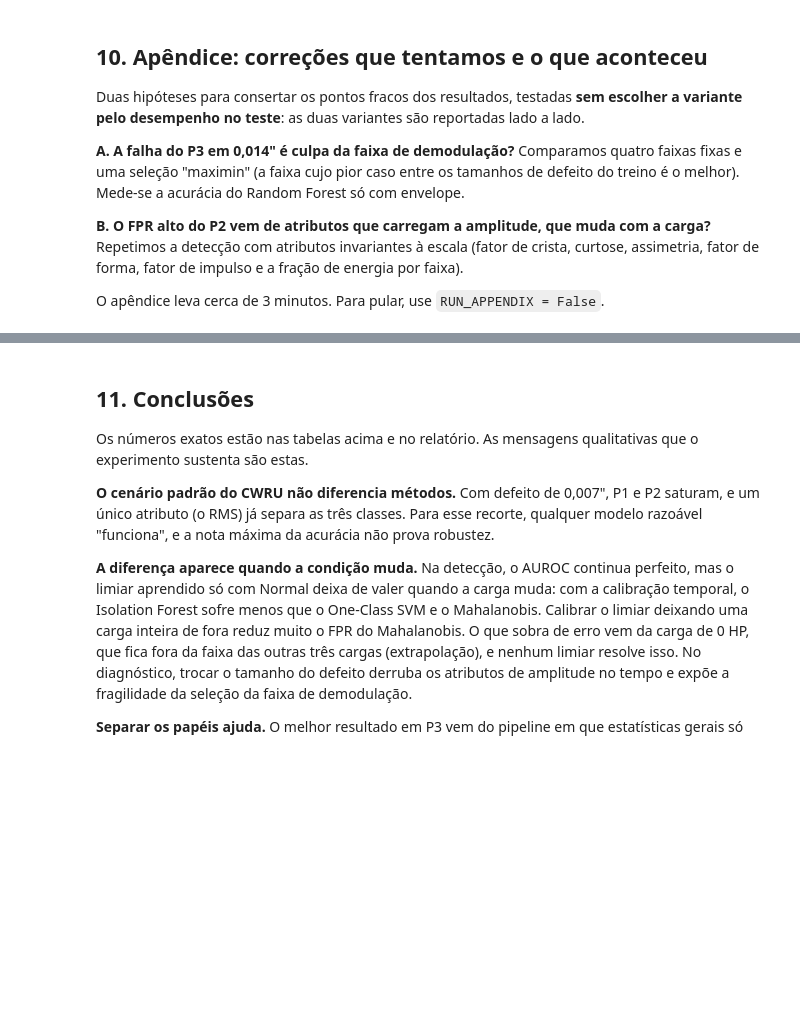
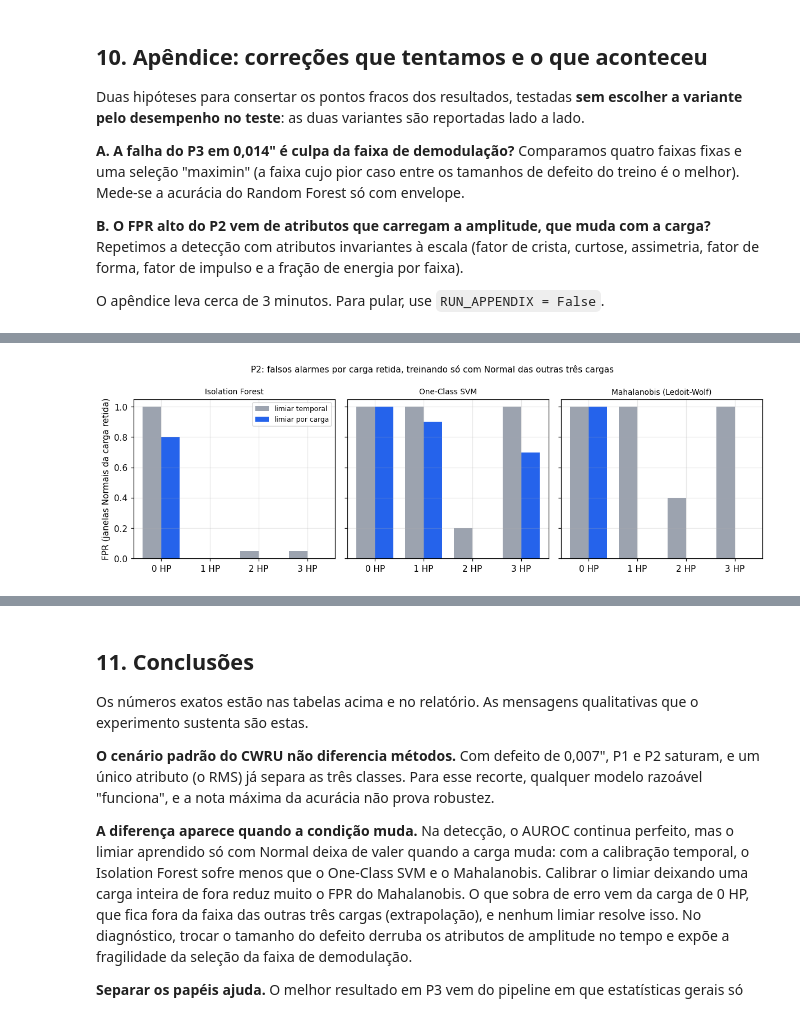
Before and after one commit to IMT-CD-PAPA/IMT_CD_PROJETO_2, a Jupyter notebook: notebooks/CWRU_deteccao_diagnostico.ipynb, the cells around one changed output, grey strips where cells are left out. Saved outputs shown, nothing was run; the diff lists cells and outputs as text; code cells hidden in the pictures; blank space fills up the shorter version.

```diff
--- a/notebooks/CWRU_deteccao_diagnostico.ipynb
+++ b/notebooks/CWRU_deteccao_diagnostico.ipynb
@@ -1120,0 +1164,19 @@ B. detecção no P2, atributos absolutos contra invariantes à escala
+# %%
+# Figura 12: FPR por carga retida (P2), limiar temporal x limiar por carga
+d = pd.read_csv(RES / 'deteccao_por_condicao.csv')
+d = d[d['Protocolo'] == 'P2'].copy()
+d['det'] = d['Detector'].str.extract(r'^(.*?) \(limiar')[0]
+d['cal'] = d['Detector'].str.extract(r'\((limiar [^)]*)\)')[0]
+dets = ['Isolation Forest', 'One-Class SVM', 'Mahalanobis (Ledoit-Wolf)']
+cargas = ['0 HP', '1 HP', '2 HP', '3 HP']
+fig, axs = plt.subplots(1, 3, figsize=(11, 3.6), sharey=True)
+for ax, det in zip(axs, dets):
+    for k, (cal, cor) in enumerate([('limiar temporal', '#9ca3af'), ('limiar por carga', '#2563eb')]):
+        v = [d[(d.det == det) & (d.cal == cal) & (d['Fora do treino'] == c)].FPR.values[0] for c in cargas]
+        ax.bar(np.arange(4) + (k - .5) * .38, v, .38, color=cor, label=cal)
+    ax.set_xticks(range(4)); ax.set_xticklabels(cargas); ax.set_title(det, fontsize=9); ax.set_ylim(0, 1.05)
+axs[0].set_ylabel('FPR (janelas Normais da carga retida)'); axs[0].legend(fontsize=8, loc='upper right')
+fig.suptitle('P2: falsos alarmes por carga retida, treinando só com Normal das outras três cargas', fontsize=10)
+fig.tight_layout(); fig.savefig(FIG / '12_fpr_por_carga.png', bbox_inches='tight'); plt.show()
+# %% [output]
+[figure, added]
```
Also changed, not shown: parts of 13 cells of this notebook, 9 other files.
